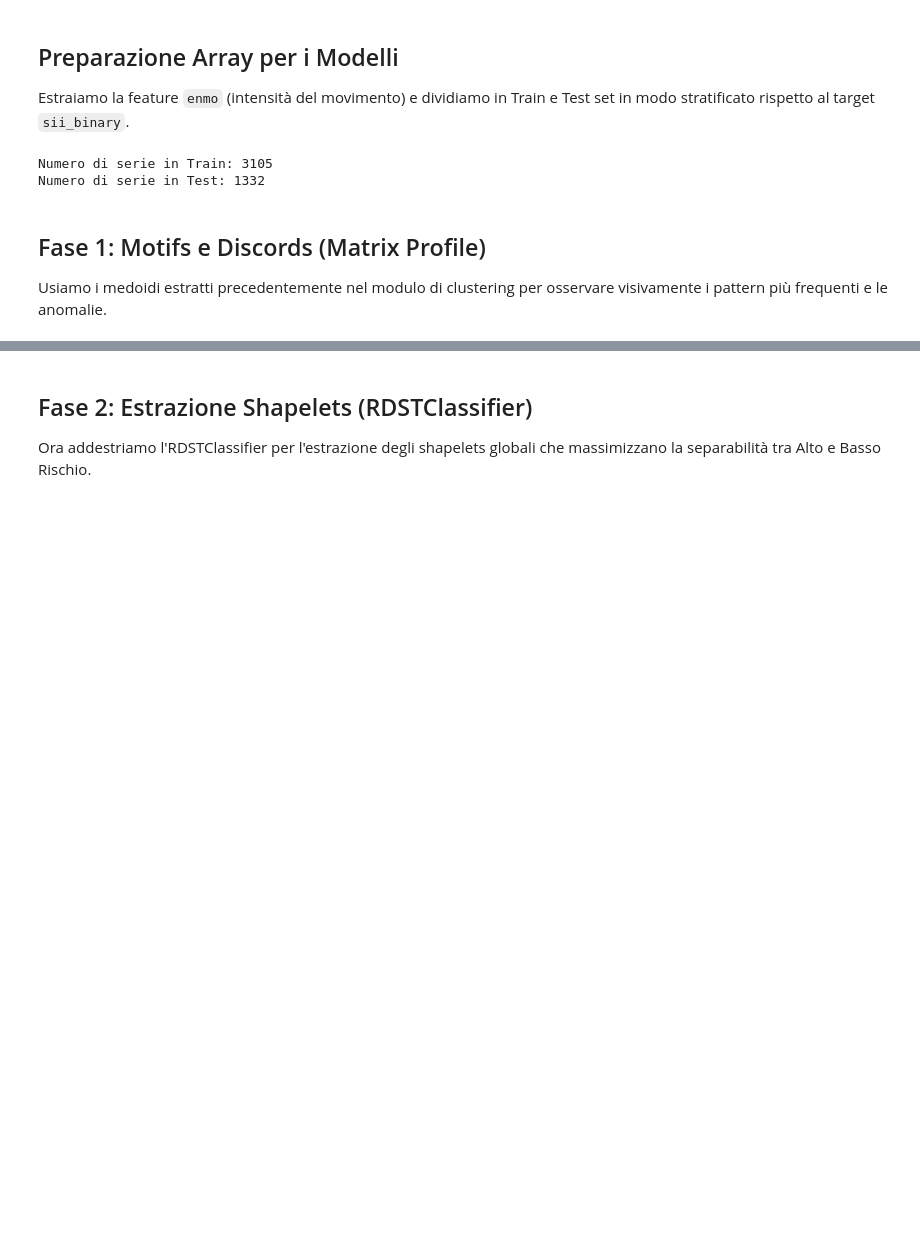
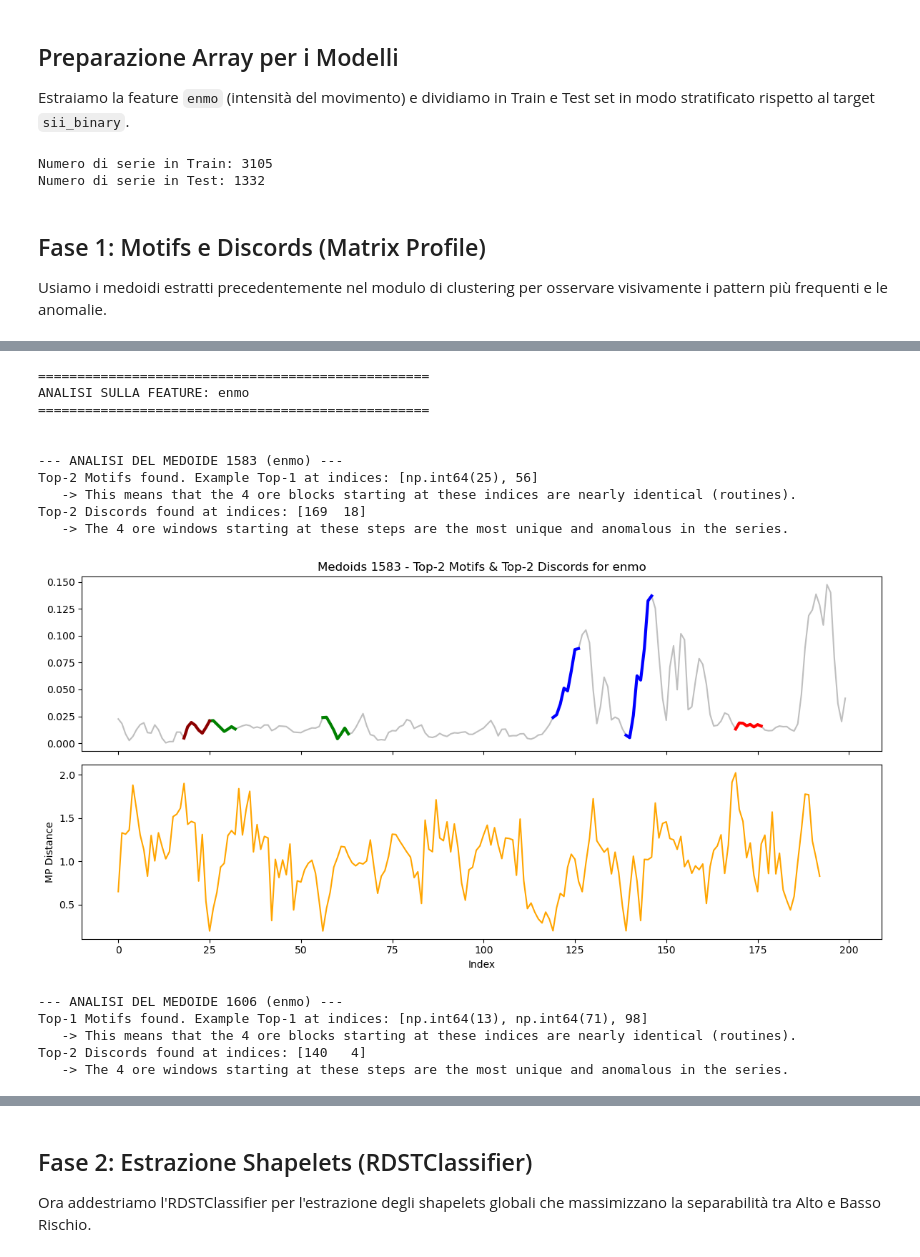
Before and after one commit to alessialaconca/Data_Mining_2_Child_Mind_Institute, a Jupyter notebook: ale/motifs_shapelets_corrected.ipynb, the cells around one changed output, grey strips where cells are left out. Drawn from its saved outputs; the diff is of its cells as text; code cells hidden in the pictures; blank space fills up the shorter version.

```diff
--- a/ale/motifs_shapelets_corrected.ipynb
+++ b/ale/motifs_shapelets_corrected.ipynb
@@ -82,0 +70,80 @@ for idx in medoid_idx:
+# %%
+from matrixprofile import motifs
+from matrixprofile.discords import discords
+
+medoid_idx = [1583, 1606, 1248]
+medoids = [ts_denoised[i] for i in medoid_idx]
+
+for target_feature in target_features:
+    print(f"\n{'='*50}\nANALISI SULLA FEATURE: {target_feature}\n{'='*50}\n")
+
+    for i, ts_df in enumerate(medoids):
+        ts_medoide = ts_df[target_feature].values.astype(np.float64)
+
+        # Calcoliamo il MP con stumpy per avere la matrice base
+        mp_full = stumpy.stump(ts_medoide, m)
+        mp_dist = mp_full[:, 0].astype(np.float64)
+        mpi = mp_full[:, 1].astype(np.int64)
+
+        # Estrattore Motifs tramite matrixprofile-ts come richiesto
+        mo, mod = motifs.motifs(ts_medoide, (mp_dist, mpi), max_motifs=top_k_motifs)
+
+        # Estrattore Discords tramite matrixprofile-ts come richiesto
+        anoms = discords(mp_dist, ex_zone=int(m/2), k=top_k_discords)
+
+        print(f"\n--- ANALISI DEL MEDOIDE {medoid_idx[i]} ({target_feature}) ---")
+        if len(mo) > 0:
+            print(f"Top-{len(mo)} Motifs found. Example Top-1 at indices: {mo[0]}")
+            print(f"   -> This means that the {h_str} blocks starting at these indices are nearly identical (routines).")
+
+        if len(anoms) > 0:
+            print(f"Top-{len(anoms)} Discords found at indices: {anoms}")
+            print(f"   -> The {h_str} windows starting at these steps are the most unique and anomalous in the series.\n")
+
+        # Configurazione struttura subplots originale: 1 per le TS con Motifs/Discords, 1 per il Matrix Profile
+        fig, axs = plt.subplots(2, 1, sharex=True, figsize=(12, 6))
+
+        # PLOT DEI MOTIFS E DISCORDS INSIEME
+        axs[0].plot(ts_medoide, label=f"Time Series ('{target_feature}')", color='gray', alpha=0.5)
+        axs[0].set_title(f"Medoids {medoid_idx[i]} - Top-{top_k_motifs} Motifs & Top-{top_k_discords} Discords for {target_feature}")
+
+        # Plot Motifs
+        colors_mo = ['g', 'b', 'black', 'm', 'y'][:max(1, len(mo))]
+
+        for motif_group, d, c in zip(mo, mod, colors_mo):
+            for idx in motif_group:
+                m_shape = ts_medoide[idx : idx + m]
+                axs[0].plot(range(idx, idx + m), m_shape, color=c, lw=3)
+
+        # Plot Discords (in rosso)
+        colors_anom = ['r', 'darkred', 'salmon', 'orange', 'k'][:max(1, len(anoms))]
+        for a, c in zip(anoms, colors_anom):
+            a_shape = ts_medoide[a : a + m]
+            axs[0].plot(range(a, a + m), a_shape, color=c, lw=3)
+
+        #axs[0].legend(loc='upper right')
+
+        # PLOT DELLA MATRIX PROFILE DISTANCE (Valli e Picchi)
+        axs[1].plot(mp_dist, color='orange')
+        axs[1].set_ylabel('MP Distance')
+        axs[1].set_xlabel('Index')
+
+        plt.tight_layout()
+        plt.show()
+# %% [output]
+==================================================
+ANALISI SULLA FEATURE: enmo
+==================================================
+
+
+--- ANALISI DEL MEDOIDE 1583 (enmo) ---
+Top-2 Motifs found. Example Top-1 at indices: [np.int64(25), 56]
+   -> This means that the 4 ore blocks starting at these indices are nearly identical (routines).
+Top-2 Discords found at indices: [169  18]
+   -> The 4 ore windows starting at these steps are the most unique and anomalous in the series.
+[figure, added]
+--- ANALISI DEL MEDOIDE 1606 (enmo) ---
+Top-1 Motifs found. Example Top-1 at indices: [np.int64(13), np.int64(71), 98]
+   -> This means that the 4 ore blocks starting at these indices are nearly identical (routines).
+Top-2 Discords found at indices: [140   4]
+   -> The 4 ore windows starting at these steps are the most unique and anomalous in the series.
```
Also changed, not shown: parts of 7 cells of this notebook, 12 other files.
